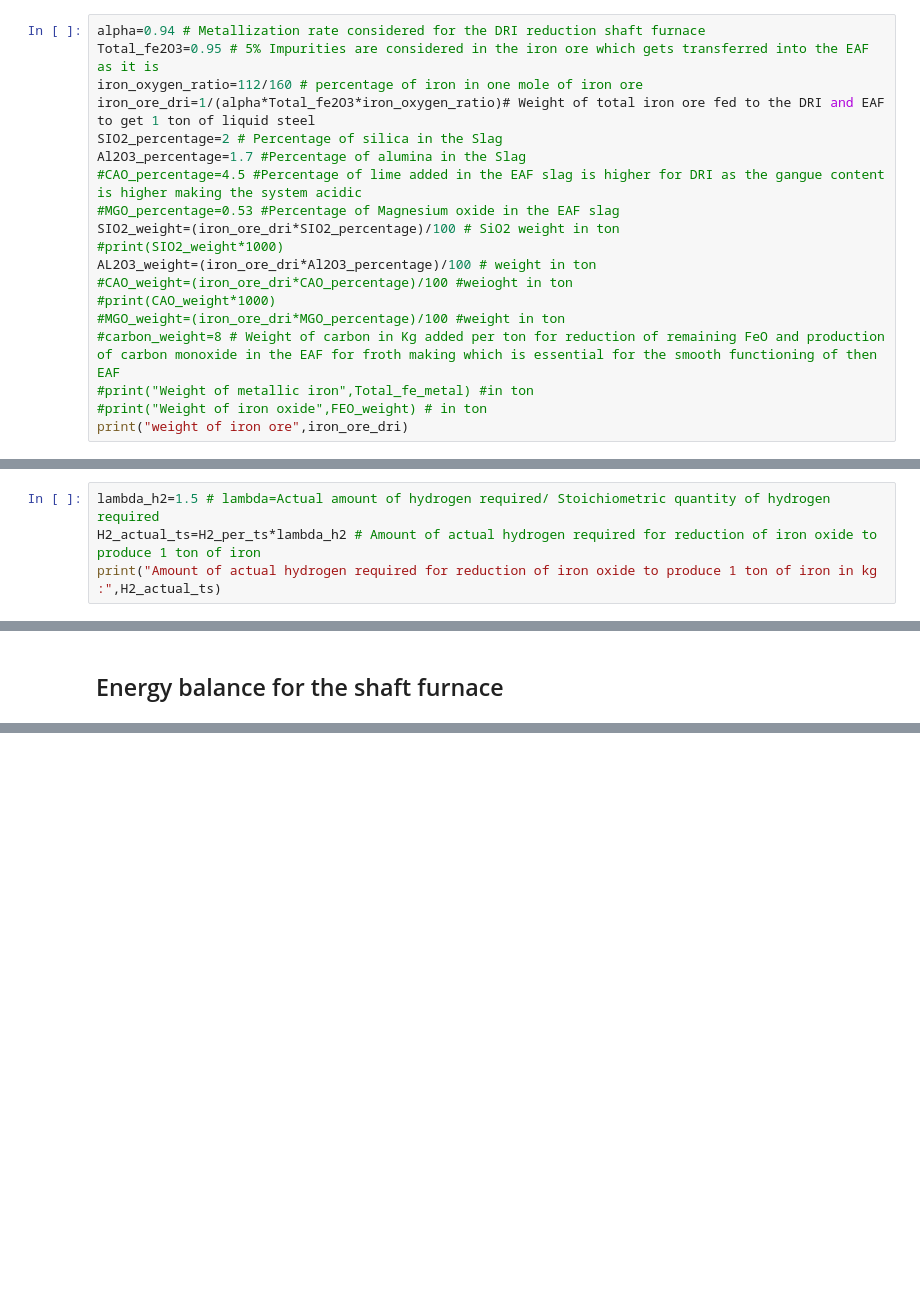
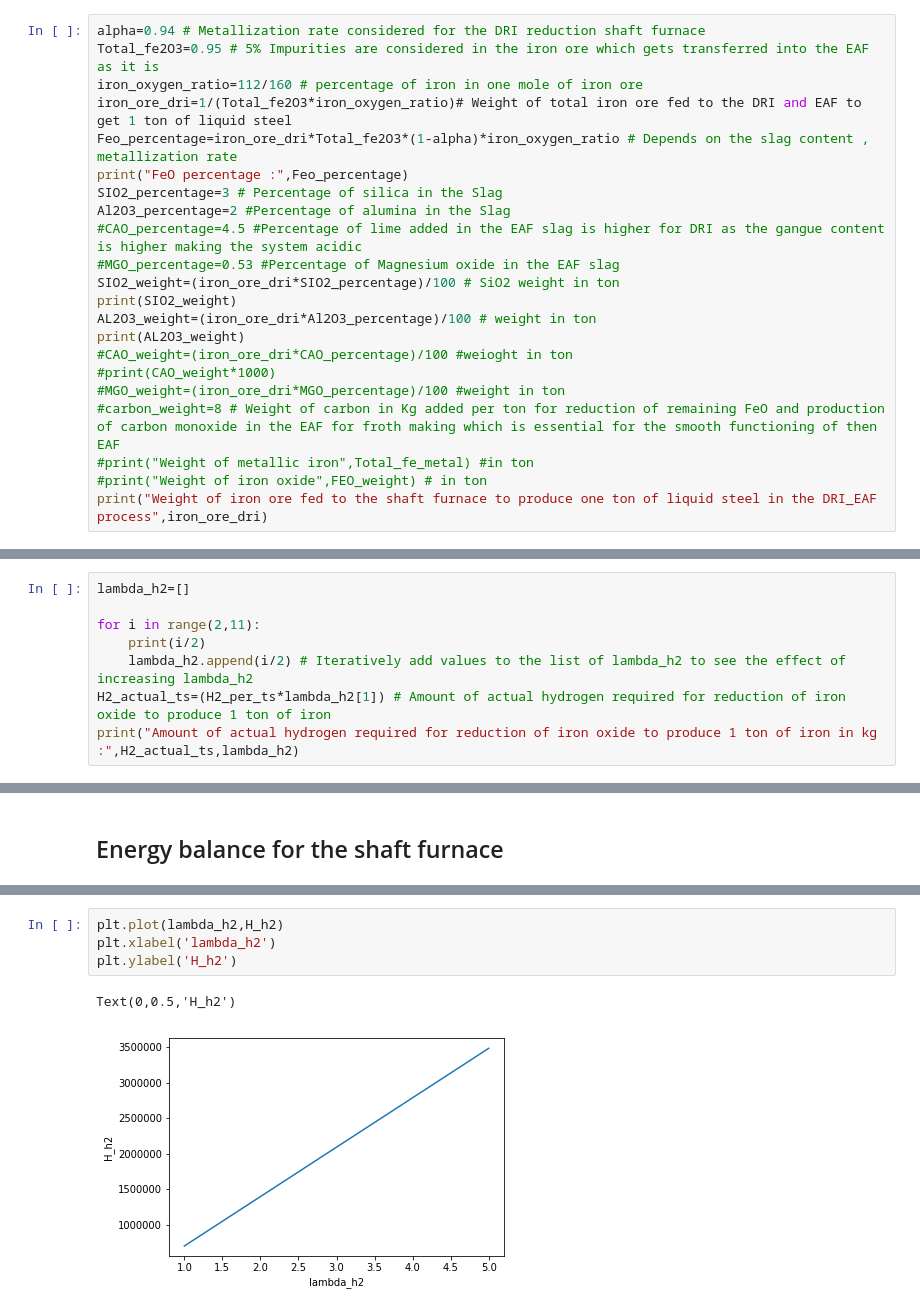
Before and after one commit to abhinavbhaskar/directreducediron, a Jupyter notebook: DRI Shaft furnace energy balance.ipynb, the cells around one changed output, grey strips where cells are left out. Drawn from its saved outputs; the diff is of its cells as text; blank space fills up the shorter version.

```diff
--- a/DRI Shaft furnace energy balance.ipynb
+++ b/DRI Shaft furnace energy balance.ipynb
@@ -8,19 +8,22 @@ A direct reduction shaft furnace, a counter flow reactor , where iron ore is fed
 alpha=0.94 # Metallization rate considered for the DRI reduction shaft furnace
 Total_fe2O3=0.95 # 5% Impurities are considered in the iron ore which gets transferred into the EAF as it is
 iron_oxygen_ratio=112/160 # percentage of iron in one mole of iron ore
-iron_ore_dri=1/(alpha*Total_fe2O3*iron_oxygen_ratio)# Weight of total iron ore fed to the DRI and EAF to get 1 ton of liquid steel
-SIO2_percentage=2 # Percentage of silica in the Slag
-Al2O3_percentage=1.7 #Percentage of alumina in the Slag
+iron_ore_dri=1/(Total_fe2O3*iron_oxygen_ratio)# Weight of total iron ore fed to the DRI and EAF to get 1 ton of liquid steel
+Feo_percentage=iron_ore_dri*Total_fe2O3*(1-alpha)*iron_oxygen_ratio # Depends on the slag content , metallization rate
+print("FeO percentage :",Feo_percentage)
+SIO2_percentage=3 # Percentage of silica in the Slag
+Al2O3_percentage=2 #Percentage of alumina in the Slag
 #CAO_percentage=4.5 #Percentage of lime added in the EAF slag is higher for DRI as the gangue content is higher making the system acidic
 #MGO_percentage=0.53 #Percentage of Magnesium oxide in the EAF slag
 SIO2_weight=(iron_ore_dri*SIO2_percentage)/100 # SiO2 weight in ton
-#print(SIO2_weight*1000)
+print(SIO2_weight)
 AL2O3_weight=(iron_ore_dri*Al2O3_percentage)/100 # weight in ton
+print(AL2O3_weight)
 #CAO_weight=(iron_ore_dri*CAO_percentage)/100 #weioght in ton
 #print(CAO_weight*1000)
 #MGO_weight=(iron_ore_dri*MGO_percentage)/100 #weight in ton
 #carbon_weight=8 # Weight of carbon in Kg added per ton for reduction of remaining FeO and production of carbon monoxide in the EAF for froth making which is essential for the smooth functioning of then EAF
 #print("Weight of metallic iron",Total_fe_metal) #in ton
 #print("Weight of iron oxide",FEO_weight) # in ton
-print("weight of iron ore",iron_ore_dri)
+print("Weight of iron ore fed to the shaft furnace to produce one ton of liquid steel in the DRI_EAF process",iron_ore_dri)
 # %% [output]
@@ -177,7 +239,11 @@ Hydrogen required for 1 ton of iron production in the shaft furnace, stoichiomet
 # %% [markdown]
  ### Hydrogen required for reduction of iron oxide for  1 ton of Fe production (Actual)
 # %%
-lambda_h2=1.5 # lambda=Actual amount of hydrogen required/ Stoichiometric quantity of hydrogen required
-H2_actual_ts=H2_per_ts*lambda_h2 # Amount of actual hydrogen required for reduction of iron oxide to produce 1 ton of iron
-print("Amount of actual hydrogen required for reduction of iron oxide to produce 1 ton of iron in kg :",H2_actual_ts)
+lambda_h2=[]
+
+for i in range(2,11):
+    print(i/2)
+    lambda_h2.append(i/2) # Iteratively add values to the list of lambda_h2 to see the effect of increasing lambda_h2
+H2_actual_ts=(H2_per_ts*lambda_h2[1]) # Amount of actual hydrogen required for reduction of iron oxide to produce 1 ton of iron
+print("Amount of actual hydrogen required for reduction of iron oxide to produce 1 ton of iron in kg :",H2_actual_ts,lambda_h2)
 # %% [output]
@@ -223,0 +490,7 @@ print(H_waste)
+# %%
+plt.plot(lambda_h2,H_h2)
+plt.xlabel('lambda_h2')
+plt.ylabel('H_h2')
+# %% [output]
+Text(0,0.5,'H_h2')
+[figure, added]
```
Also changed, not shown: parts of 26 cells of this notebook.
